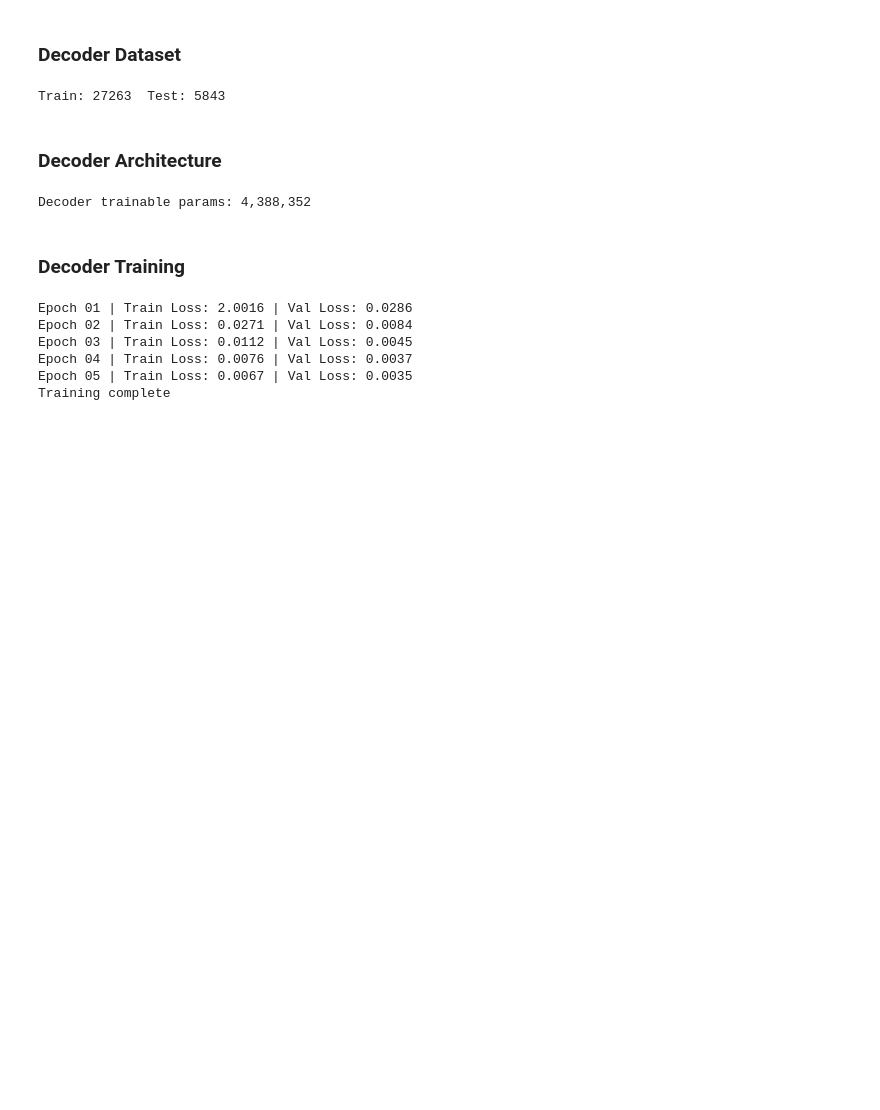
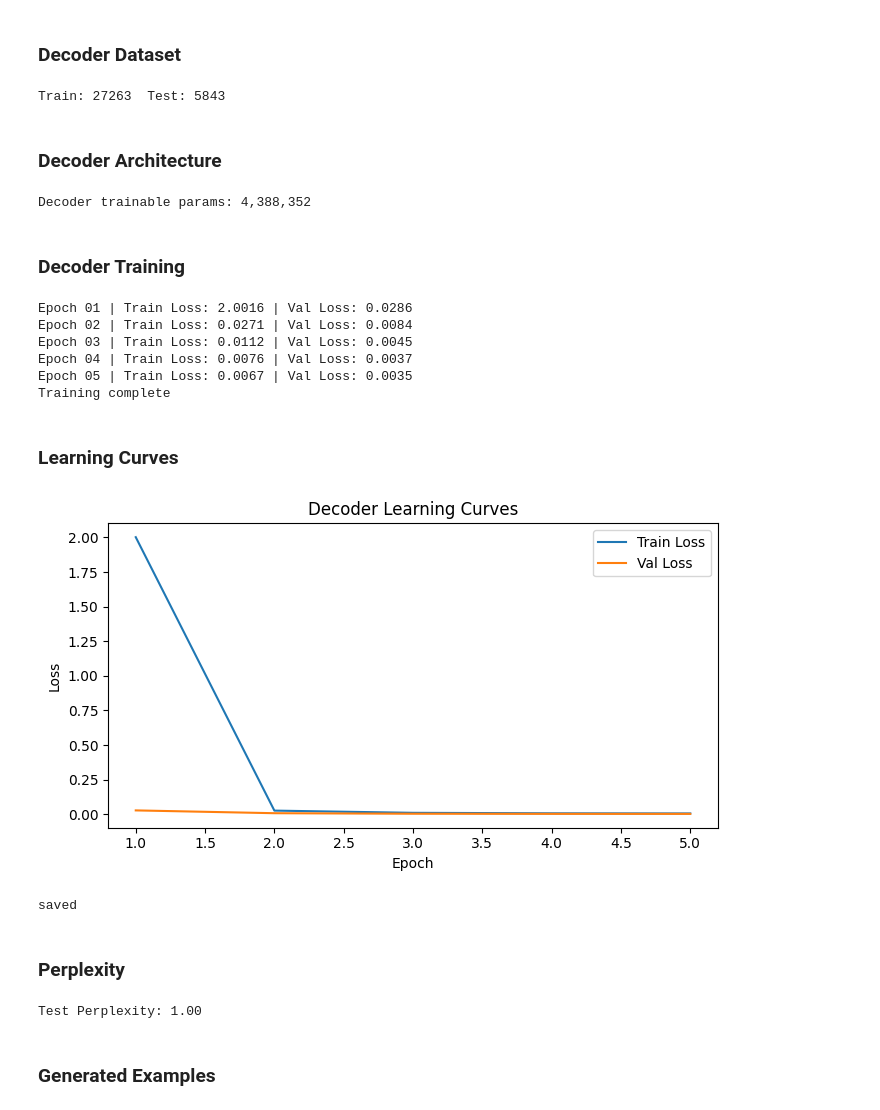
Before and after one commit to abdurrehmaaaaaan/i23-2506-NLP-Assignment3, a Jupyter notebook: i23-2506-Assignment3.ipynb, the cells around one changed output. Saved outputs shown, nothing was run; the diff lists cells and outputs as text; code cells hidden in the pictures; blank space fills up the shorter version.

Commit message:
Implmented the rest of Part C like RAG Generation, and perplexity comparison

```diff
--- a/i23-2506-Assignment3.ipynb
+++ b/i23-2506-Assignment3.ipynb
@@ -1599,3 +1599,56 @@ Epoch 03 | Train Loss: 0.0112 | Val Loss: 0.0045
 Epoch 04 | Train Loss: 0.0076 | Val Loss: 0.0037
 Epoch 05 | Train Loss: 0.0067 | Val Loss: 0.0035
 Training complete
+# %% [markdown]
+### Learning Curves
+# %%
+plt.figure(figsize=(7, 4))
+plt.plot(range(1, DEC_EPOCHS + 1), dec_train_losses, label='Train Loss')
+plt.plot(range(1, DEC_EPOCHS + 1), dec_val_losses,   label='Val Loss')
+plt.xlabel('Epoch')
+plt.ylabel('Loss')
+plt.title('Decoder Learning Curves')
+plt.legend()
+plt.tight_layout()
+plt.savefig('results/decoder_learning_curves.png', dpi=100)
+plt.show()
+print('saved')
+# %% [output]
+[figure, added]
+saved
+# %% [markdown]
+### Perplexity
+# %%
+# load best decoder
+decoder.load_state_dict(torch.load('models/best_decoder.pt', map_location=device))
+decoder.eval()
+
+total_loss  = 0
+total_tokens = 0
+
+with torch.no_grad():
+    for src, tgt in test_dec_loader:
+        src    = src.to(device)
+        tgt    = tgt.to(device)
+        inp    = torch.cat([src, tgt[:, :-1]], dim=1)
+        labels = tgt[:, 1:].contiguous()
+
+        logits     = decoder(inp)
+        tgt_logits = logits[:, src.size(1) - 1 : src.size(1) - 1 + labels.size(1), :]
+
+        # sum loss weighted by non-pad tokens
+        loss = dec_criterion(tgt_logits.reshape(-1, DEC_VOCAB_SIZE), labels.reshape(-1))
+        non_pad = (labels != PAD_ID).sum().item()
+        total_loss   += loss.item() * non_pad
+        total_tokens += non_pad
+
+avg_nll    = total_loss / total_tokens
+perplexity = math.exp(avg_nll)
+print(f'Test Perplexity: {perplexity:.2f}')
+
+with open('results/perplexity.txt', 'w') as f:
+    f.write(f'Test Perplexity: {perplexity:.2f}\n')
+# %% [output]
+Test Perplexity: 1.00
+# %% [markdown]
+### Generated Examples
```
Also changed, not shown: parts of 8 cells of this notebook.
